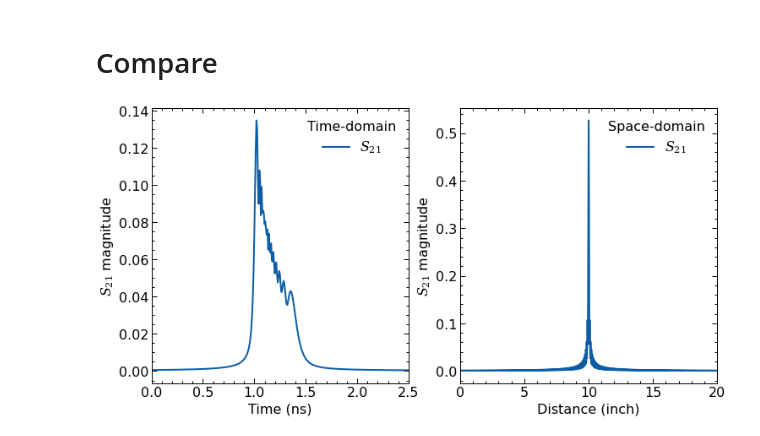
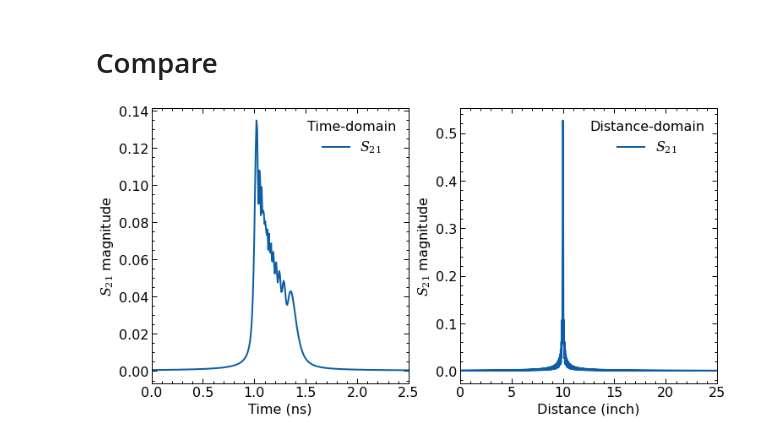
Before and after one commit to garrettj403/DispersionTransform, a Jupyter notebook: examples/simple-waveguide.ipynb, the cells around one changed output. Cells and saved outputs as stored; diff of their text form; code cells hidden in the pictures.

Commit message:
examples/simple-waveguide: fix legend title

```diff
--- a/examples/simple-waveguide.ipynb
+++ b/examples/simple-waveguide.ipynb
@@ -60,7 +60,7 @@ plt.savefig("results/simple-waveguide-frequency.png", dpi=600)
 # Frequency-domain $\rightarrow$ spatial-domain
 # %%
 # Calculate space-domain response
-x = np.linspace(0, 20, 2001) * sc.inch
+x = np.linspace(0, 25, 2501) * sc.inch
 s21x = disptrans.freq2distance(f, s21f, beta, x)
 # %% [markdown]
 # Frequency-domain $\rightarrow$ time-domain
@@ -72,18 +72,18 @@ s21t = np.fft.fftshift(np.fft.ifft(s21f))
 # %%
 # Plot spatial-domain response
 fig, (ax1, ax2) = plt.subplots(1, 2, figsize=(12, 6))
 ax1.plot(t * 1e9, np.abs(s21t), label=r"$S_{21}$")
 ax1.autoscale(enable=True, axis='x', tight=True)
 ax1.legend(title="Time-domain")
 ax1.set_ylabel(r"$S_{21}$ magnitude")
 ax1.set_xlabel("Time (ns)")
 ax1.set_xlim([0, 2.5])
 
 ax2.plot(x / sc.inch, np.abs(s21x), label=r"$S_{21}$")
 ax2.autoscale(enable=True, axis='x', tight=True)
-ax2.legend(title="Space-domain")
+ax2.legend(title="Distance-domain", loc=1)
 ax2.set_ylabel(r"$S_{21}$ magnitude")
 ax2.set_xlabel("Distance (inch)")
 plt.savefig("results/simple-waveguide-time-vs-distance.png", dpi=600)
 # %% [output]
-[figure, old version]
+[figure, new version]
```
Also changed, not shown: 1 other file.
